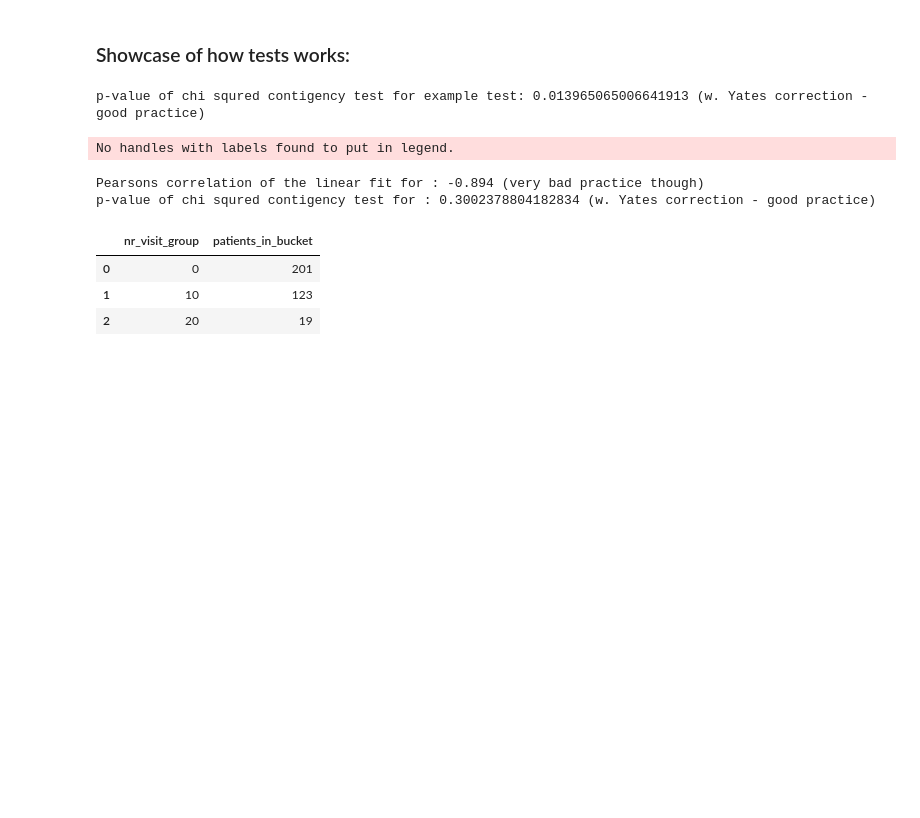
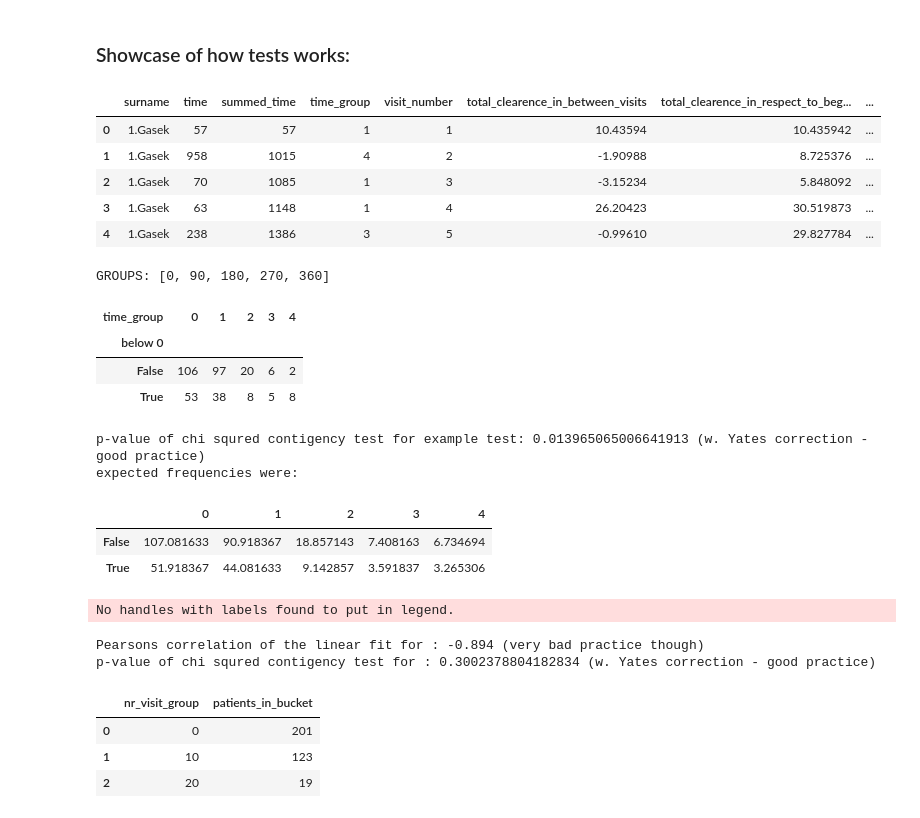
Before and after one commit to szczekulskij/long-term-analysis-of-pws, a Jupyter notebook: main.ipynb, the cells around one changed output. Drawn from its saved outputs; the diff is of its cells as text; code cells hidden in the pictures; blank space fills up the shorter version.

Commit message:
display data

```diff
--- a/main.ipynb
+++ b/main.ipynb
@@ -146,9 +145,24 @@ KeyError: 'total_clearance_effect_between_visit'
 # %% [markdown]
 ### Showcase of how tests works:
 # %%
-chi_squared_test(non_moved_df.loc[non_moved_df['visit_number']> 0], name = 'example test', display_data = False)
+chi_squared_test(non_moved_df.loc[non_moved_df['visit_number']> 0], name = 'example test', display_data = True)
 # %% [output]
+|  | surname | time | summed_time | time_group | visit_number | total_clearence_in_between_visits | total_clearence_in_respect_to_beg... | ... |
+| 0 | 1.Gasek | 57 | 57 | 1 | 1 | 10.43594 | 10.435942 | ... |
+| 1 | 1.Gasek | 958 | 1015 | 4 | 2 | -1.90988 | 8.725376 | ... |
+| 2 | 1.Gasek | 70 | 1085 | 1 | 3 | -3.15234 | 5.848092 | ... |
+| 3 | 1.Gasek | 63 | 1148 | 1 | 4 | 26.20423 | 30.519873 | ... |
+| 4 | 1.Gasek | 238 | 1386 | 3 | 5 | -0.99610 | 29.827784 | ... |
-p-value of chi squred contigency test for example test: 0.013965065006641913 (w. Yates correction - good practice)
+GROUPS: [0, 90, 180, 270, 360]
+| time_group | 0 | 1 | 2 | 3 | 4 |
+| below 0 |  |  |  |  |  |
+| False | 106 | 97 | 20 | 6 | 2 |
+| True | 53 | 38 | 8 | 5 | 8 |
+p-value of chi squred contigency test for example test: 0.013965065006641913 (w. Yates correction - good practice)
+expected frequencies were:
+|  | 0 | 1 | 2 | 3 | 4 |
+| False | 107.081633 | 90.918367 | 18.857143 | 7.408163 | 6.734694 |
+| True | 51.918367 | 44.081633 | 9.142857 | 3.591837 | 3.265306 |
 # %%
 plt.figure(figsize=(20,12))
 time_group_based_avg_graph(moved_df,
```
Also changed, not shown: parts of 1 cell of this notebook.
